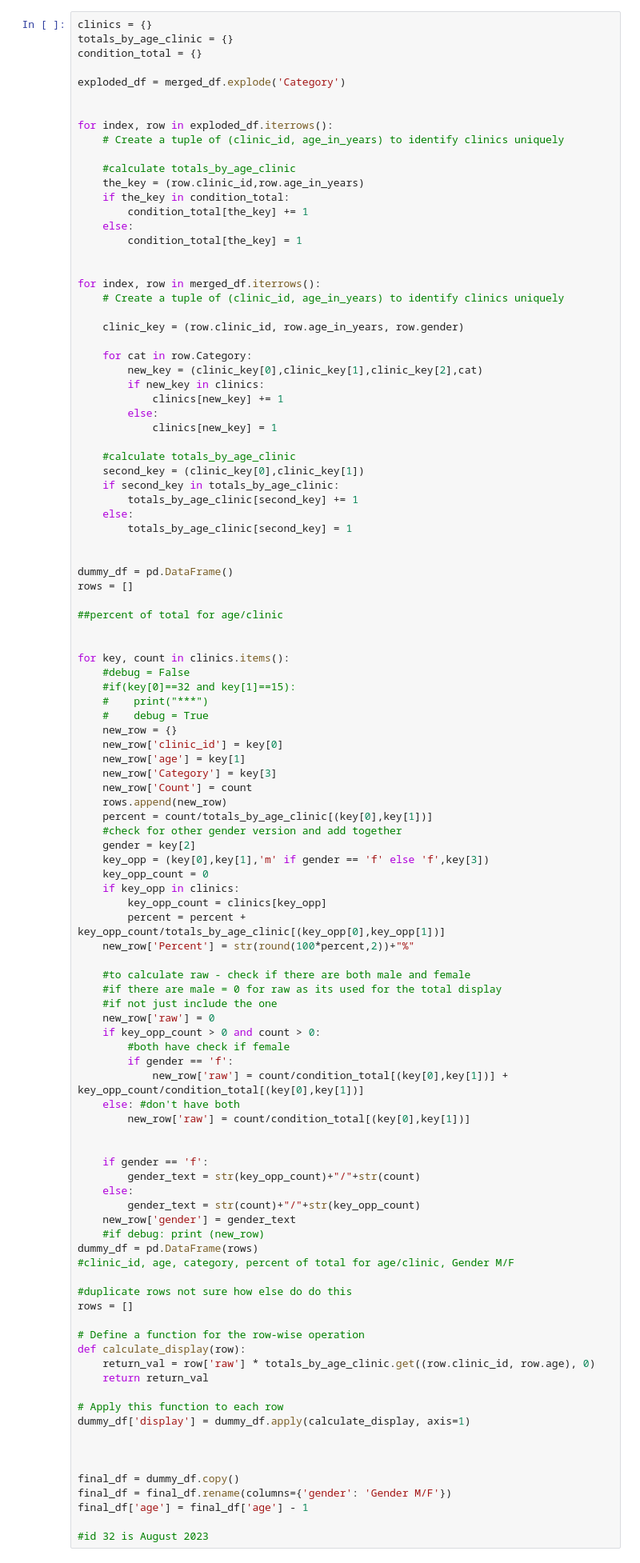
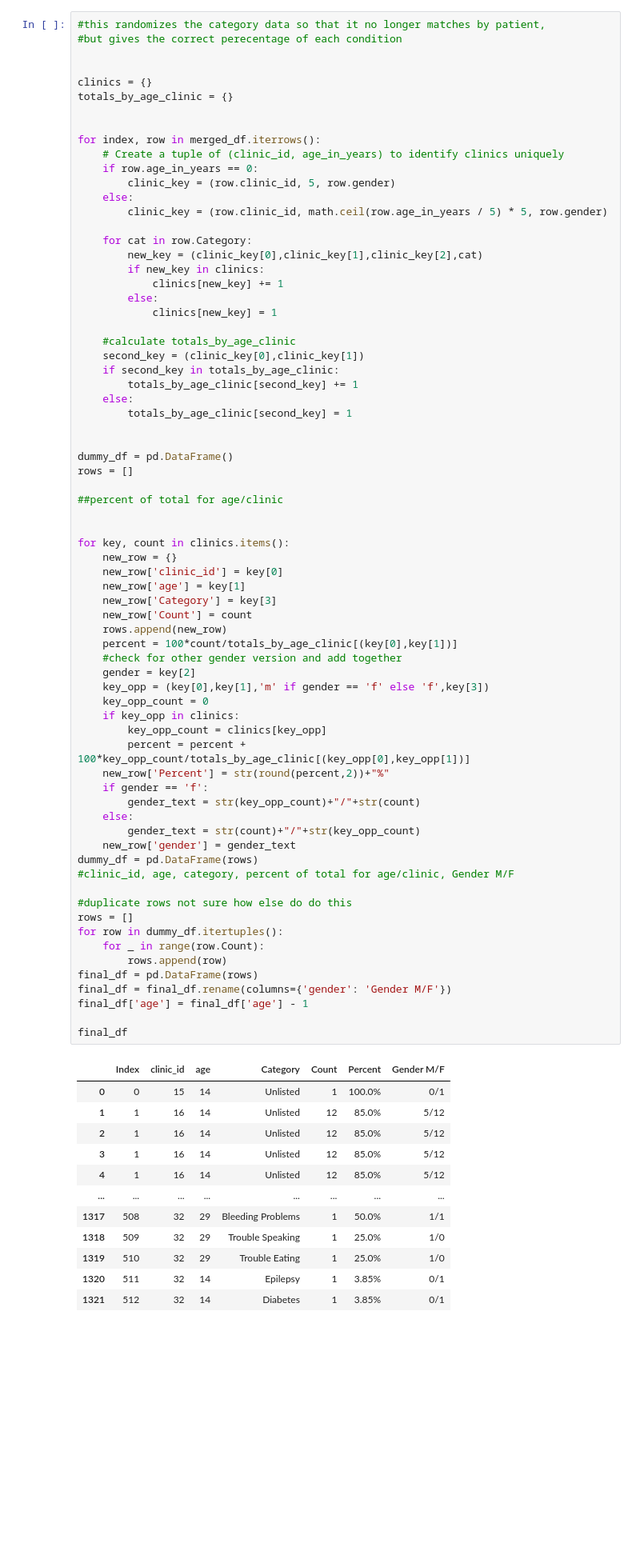
Before and after one commit to ww994a/1000smiles, a Jupyter notebook: tools/datascience/Notebooks/Demographics.ipynb, the cells around one changed output. Shown: that part at 80% size. Drawn from its saved outputs; the diff is of its cells as text; blank space fills up the shorter version.

```diff
--- a/tools/datascience/Notebooks/Demographics.ipynb
+++ b/tools/datascience/Notebooks/Demographics.ipynb
@@ -32,28 +47,20 @@ total_clinics = merged_df.clinic_id.nunique()
 
 #create a list of dataframes, one for each clinic
 # %%
+#this randomizes the category data so that it no longer matches by patient,
+#but gives the correct perecentage of each condition
+
+
 clinics = {}
 totals_by_age_clinic = {}
-condition_total = {}
-
-exploded_df = merged_df.explode('Category')
-
-
-for index, row in exploded_df.iterrows():
-    # Create a tuple of (clinic_id, age_in_years) to identify clinics uniquely
-
-    #calculate totals_by_age_clinic
-    the_key = (row.clinic_id,row.age_in_years)
-    if the_key in condition_total:
-        condition_total[the_key] += 1
-    else:
-        condition_total[the_key] = 1
 
 
 for index, row in merged_df.iterrows():
     # Create a tuple of (clinic_id, age_in_years) to identify clinics uniquely
-
-    clinic_key = (row.clinic_id, row.age_in_years, row.gender)
+    if row.age_in_years == 0:
+        clinic_key = (row.clinic_id, 5, row.gender)
+    else:
+        clinic_key = (row.clinic_id, math.ceil(row.age_in_years / 5) * 5, row.gender)
 
     for cat in row.Category:
         new_key = (clinic_key[0],clinic_key[1],clinic_key[2],cat)
@@ -75,64 +82,51 @@ rows = []
 
 ##percent of total for age/clinic
 
 
 for key, count in clinics.items():
-    #debug = False
-    #if(key[0]==32 and key[1]==15):
-    #    print("***")
-    #    debug = True
     new_row = {}
     new_row['clinic_id'] = key[0]
     new_row['age'] = key[1]
     new_row['Category'] = key[3]
     new_row['Count'] = count
     rows.append(new_row)
-    percent = count/totals_by_age_clinic[(key[0],key[1])]
+    percent = 100*count/totals_by_age_clinic[(key[0],key[1])]
     #check for other gender version and add together
     gender = key[2]
     key_opp = (key[0],key[1],'m' if gender == 'f' else 'f',key[3])
     key_opp_count = 0
     if key_opp in clinics:
         key_opp_count = clinics[key_opp]
-        percent = percent + key_opp_count/totals_by_age_clinic[(key_opp[0],key_opp[1])]
-    new_row['Percent'] = str(round(100*percent,2))+"%"
-
-    #to calculate raw - check if there are both male and female
-    #if there are male = 0 for raw as its used for the total display
-    #if not just include the one
-    new_row['raw'] = 0
-    if key_opp_count > 0 and count > 0:
-        #both have check if female
-        if gender == 'f':
-            new_row['raw'] = count/condition_total[(key[0],key[1])] + key_opp_count/condition_total[(key[0],key[1])]
-    else: #don't have both
-        new_row['raw'] = count/condition_total[(key[0],key[1])]
-
-
+        percent = percent + 100*key_opp_count/totals_by_age_clinic[(key_opp[0],key_opp[1])]
+    new_row['Percent'] = str(round(percent,2))+"%"
     if gender == 'f':
         gender_text = str(key_opp_count)+"/"+str(count)
     else:
         gender_text = str(count)+"/"+str(key_opp_count)
     new_row['gender'] = gender_text
-    #if debug: print (new_row)
 dummy_df = pd.DataFrame(rows)
 #clinic_id, age, category, percent of total for age/clinic, Gender M/F
 
 #duplicate rows not sure how else do do this
 rows = []
-
-# Define a function for the row-wise operation
-def calculate_display(row):
-    return_val = row['raw'] * totals_by_age_clinic.get((row.clinic_id, row.age), 0)
-    return return_val
-
-# Apply this function to each row
-dummy_df['display'] = dummy_df.apply(calculate_display, axis=1)
-
-
-
-final_df = dummy_df.copy()
+for row in dummy_df.itertuples():
+    for _ in range(row.Count):
+        rows.append(row)
+final_df = pd.DataFrame(rows)
 final_df = final_df.rename(columns={'gender': 'Gender M/F'})
 final_df['age'] = final_df['age'] - 1
 
-#id 32 is August 2023
+final_df
+# %% [output]
+|  | Index | clinic_id | age | Category | Count | Percent | Gender M/F |
+| 0 | 0 | 15 | 14 | Unlisted | 1 | 100.0% | 0/1 |
+| 1 | 1 | 16 | 14 | Unlisted | 12 | 85.0% | 5/12 |
+| 2 | 1 | 16 | 14 | Unlisted | 12 | 85.0% | 5/12 |
+| 3 | 1 | 16 | 14 | Unlisted | 12 | 85.0% | 5/12 |
+| 4 | 1 | 16 | 14 | Unlisted | 12 | 85.0% | 5/12 |
+| ... | ... | ... | ... | ... | ... | ... | ... |
+| 1317 | 508 | 32 | 29 | Bleeding Problems | 1 | 50.0% | 1/1 |
+| 1318 | 509 | 32 | 29 | Trouble Speaking | 1 | 25.0% | 1/0 |
+| 1319 | 510 | 32 | 29 | Trouble Eating | 1 | 25.0% | 1/0 |
+| 1320 | 511 | 32 | 14 | Epilepsy | 1 | 3.85% | 0/1 |
+| 1321 | 512 | 32 | 14 | Diabetes | 1 | 3.85% | 0/1 |
```
Also changed, not shown: parts of 5 cells of this notebook.
